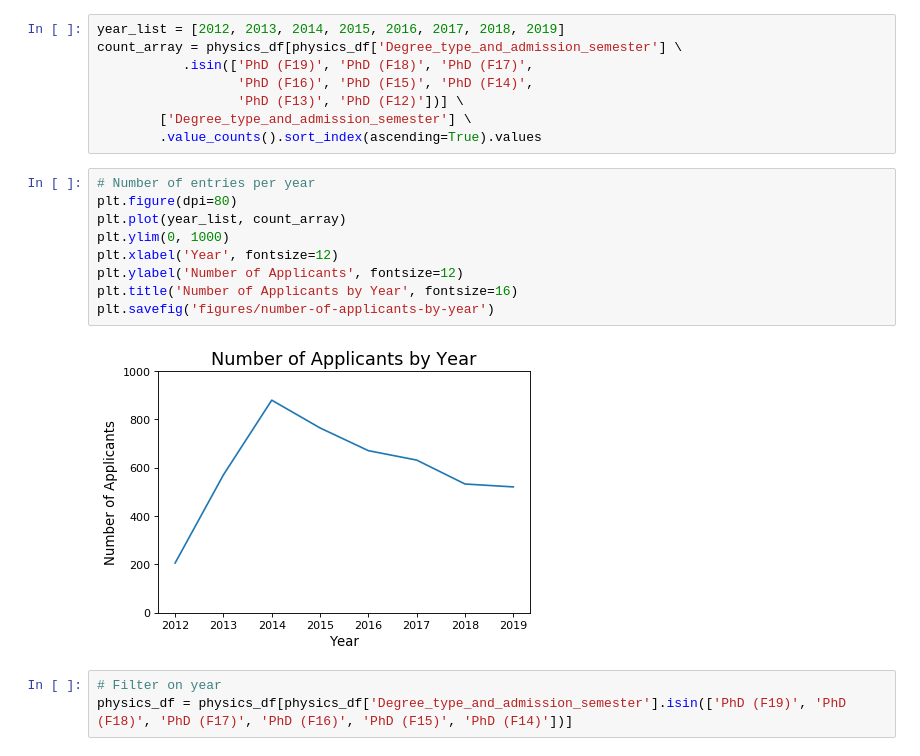
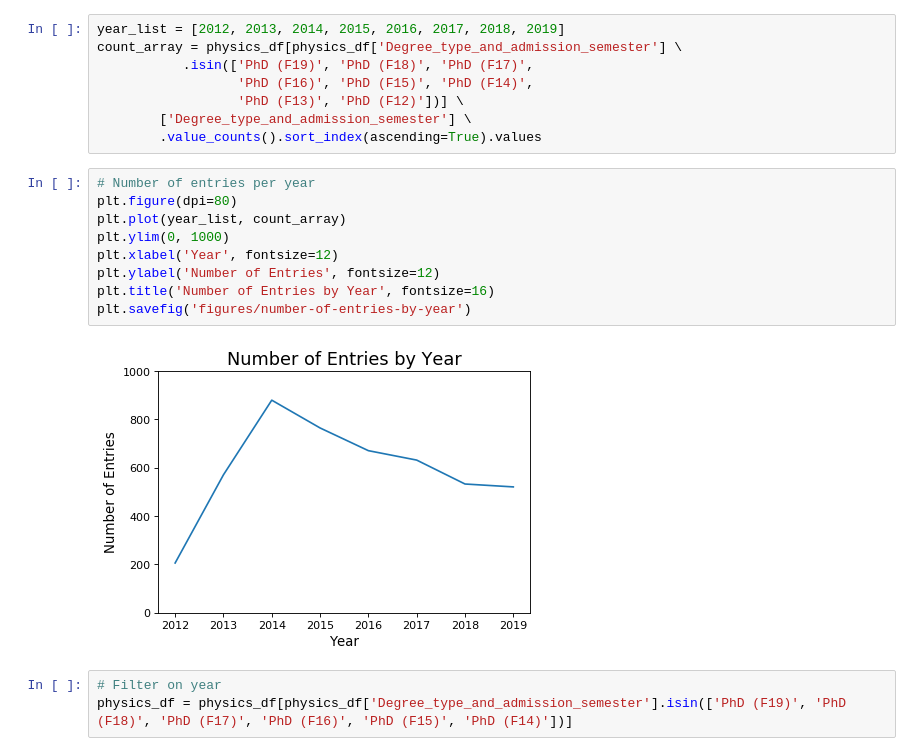
Before and after one commit to harrisonized/Predicting_Physics_PhD_Admissions, a Jupyter notebook: data-cleaning.ipynb, the cells around one changed output. Cells and saved outputs as stored; diff of their text form.

Commit message:
regenerating number of entries figure

```diff
--- a/data-cleaning.ipynb
+++ b/data-cleaning.ipynb
@@ -62,14 +62,14 @@ count_array = physics_df[physics_df['Degree_type_and_admission_semester'] \
 # %%
 # Number of entries per year
 plt.figure(dpi=80)
 plt.plot(year_list, count_array)
 plt.ylim(0, 1000)
 plt.xlabel('Year', fontsize=12)
-plt.ylabel('Number of Applicants', fontsize=12)
-plt.title('Number of Applicants by Year', fontsize=16)
-plt.savefig('figures/number-of-applicants-by-year')
+plt.ylabel('Number of Entries', fontsize=12)
+plt.title('Number of Entries by Year', fontsize=16)
+plt.savefig('figures/number-of-entries-by-year')
 # %% [output]
-[figure, old version]
+[figure, new version]
 # %%
 # Filter on year
 physics_df = physics_df[physics_df['Degree_type_and_admission_semester'].isin(['PhD (F19)', 'PhD (F18)', 'PhD (F17)', 'PhD (F16)', 'PhD (F15)', 'PhD (F14)'])]
```
Also changed, not shown: 3 other files.
